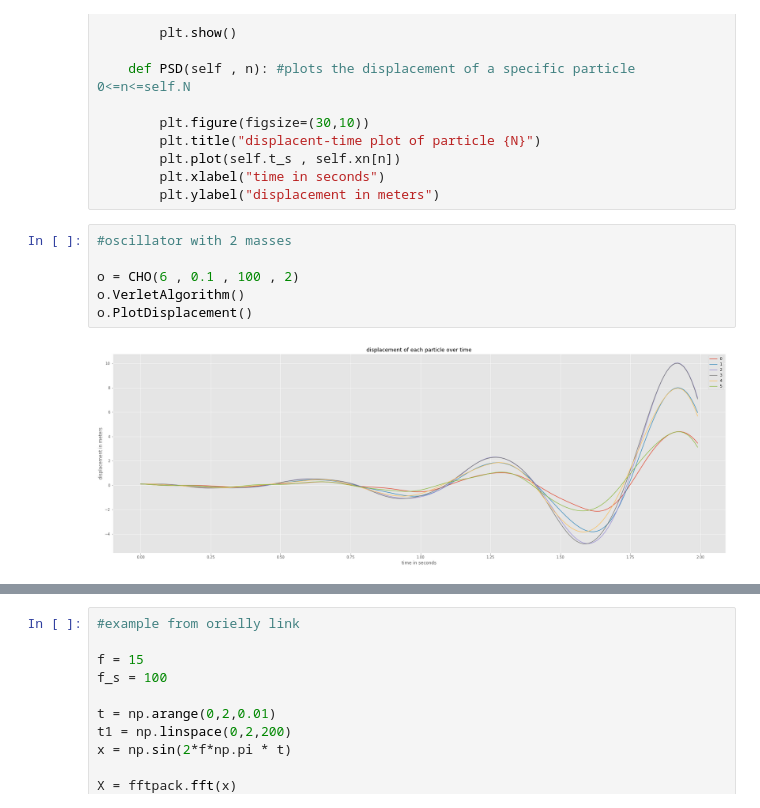
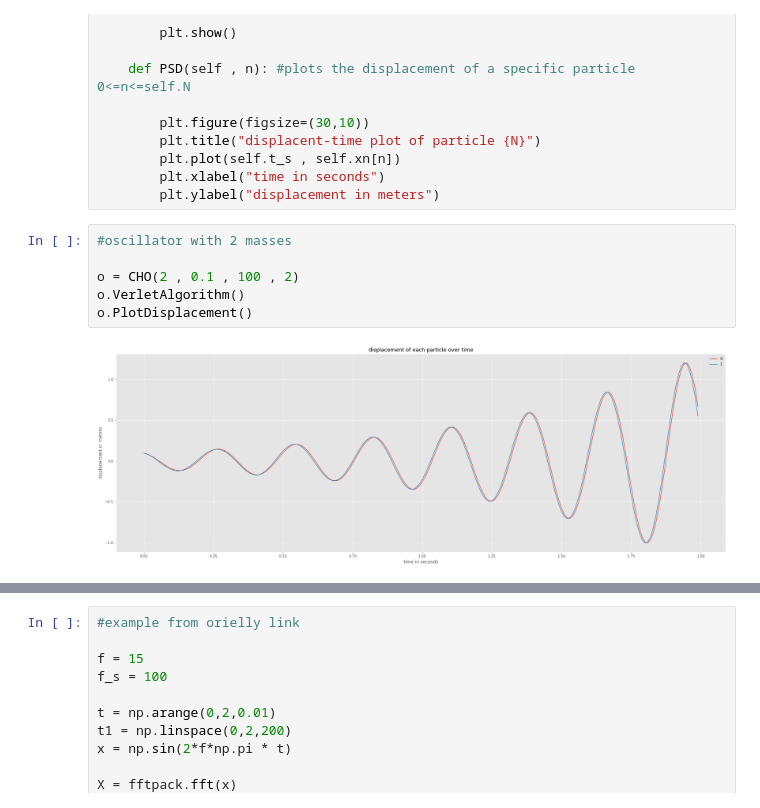
Before and after one commit to Aasrith1906/Mentorship-Program, a Jupyter notebook: session 2/session 2.ipynb, the cells around one changed output, grey strips where cells are left out. Cells and saved outputs as stored; diff of their text form.

```diff
--- a/session 2/session 2.ipynb
+++ b/session 2/session 2.ipynb
@@ -144,9 +144,9 @@ class CHO(): #CHO - coupled harmonic oscillator
 # %%
 #oscillator with 2 masses
 
-o = CHO(6 , 0.1 , 100 , 2)
+o = CHO(2 , 0.1 , 100 , 2)
 o.VerletAlgorithm()
 o.PlotDisplacement()
 # %% [output]
-[figure, old version]
+[figure, new version]
 # %%
```
Also changed, not shown: parts of 3 cells of this notebook.
